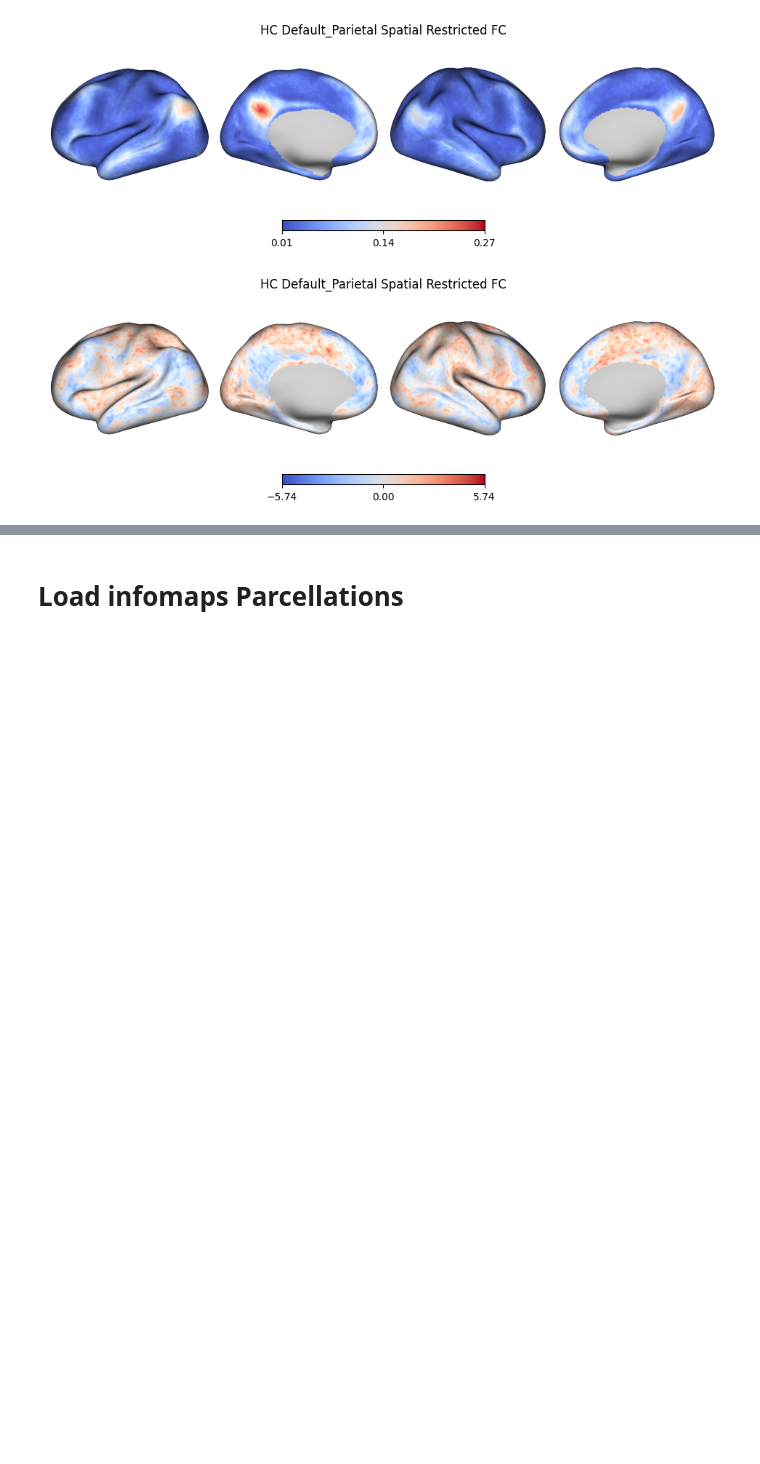
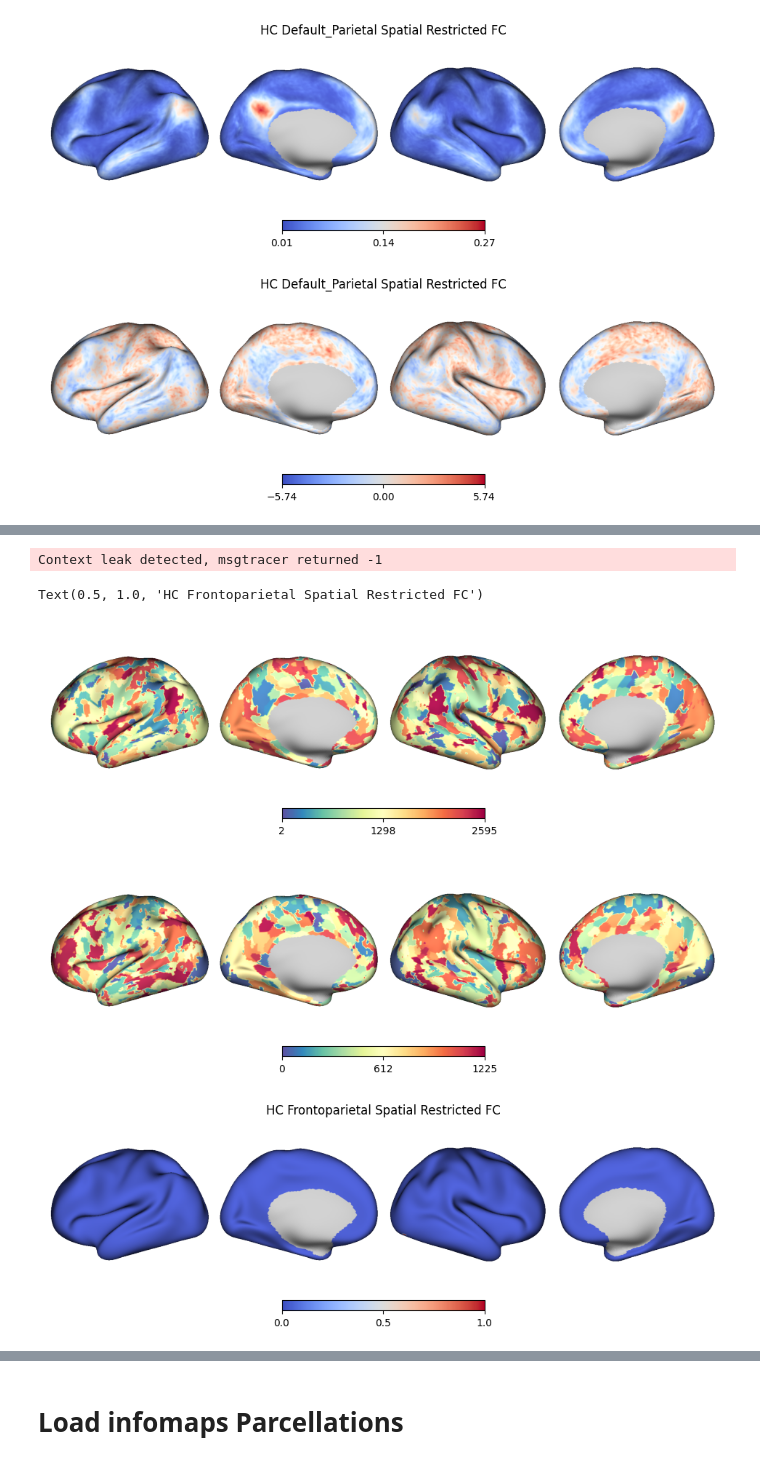
Before and after one commit to cole-khamnei/precision_mapping, a Jupyter notebook: notebooks/precision_map_EDA.ipynb, the cells around one changed output, grey strips where cells are left out. Saved outputs shown, nothing was run; the diff lists cells and outputs as text; code cells hidden in the pictures; blank space fills up the shorter version.

```diff
--- a/notebooks/precision_map_EDA.ipynb
+++ b/notebooks/precision_map_EDA.ipynb
@@ -284,0 +311,29 @@ Text(0.5, 1.0, 'HC Default_Parietal Spatial Restricted FC')
+# %%
+def get_partition_cortex(partition, cifti):
+    """ """
+    _, partition = va.pm.process_partition(partition, cifti)
+    vertex_labels = np.full(np.max(partition[0]) + 1, fill_value=np.nan)
+    vertex_labels[partition[0]] = partition[1]
+    return get_cortex_data(vertex_labels.reshape(1, -1), cifti)[0]
+# %%
+partition_paths = glob.glob(pm_dir + "/*/*parcellation*")
+# %%
+partition = np.load(partition_paths[0])
+vertex_labels = get_partition_cortex(partition, example_cifti)
+# %%
+sfm.surface_plot(precision_map_values, cmap=plt.cm.Spectral_r)
+vl_values = CAP_tools.utils.cifti_map(None, vertex_labels, example_cifti)
+sfm.surface_plot(vl_values, cmap=plt.cm.Spectral_r)
+
+roi_ind = vertex_labels == 0
+
+t_values = CAP_tools.utils.cifti_map(None, roi_ind, example_cifti)
+fig, ax = plt.subplots(figsize=(12, 4))
+ax, _ = sfm.surface_plot(t_values, cmap=plt.cm.coolwarm, ax=ax)
+ax.set_title(f"HC {network_labels[i]} Spatial Restricted FC")
+# %% [output]
+Context leak detected, msgtracer returned -1
+Text(0.5, 1.0, 'HC Frontoparietal Spatial Restricted FC')
+[figure, added]
+[figure, added]
+[figure, added]
```
Also changed, not shown: parts of 34 cells of this notebook, 1 other file.
